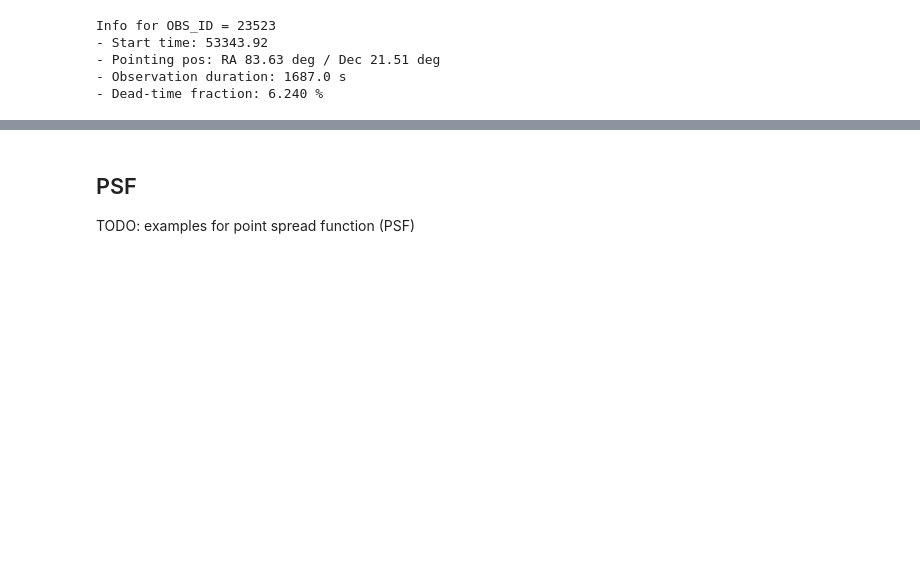
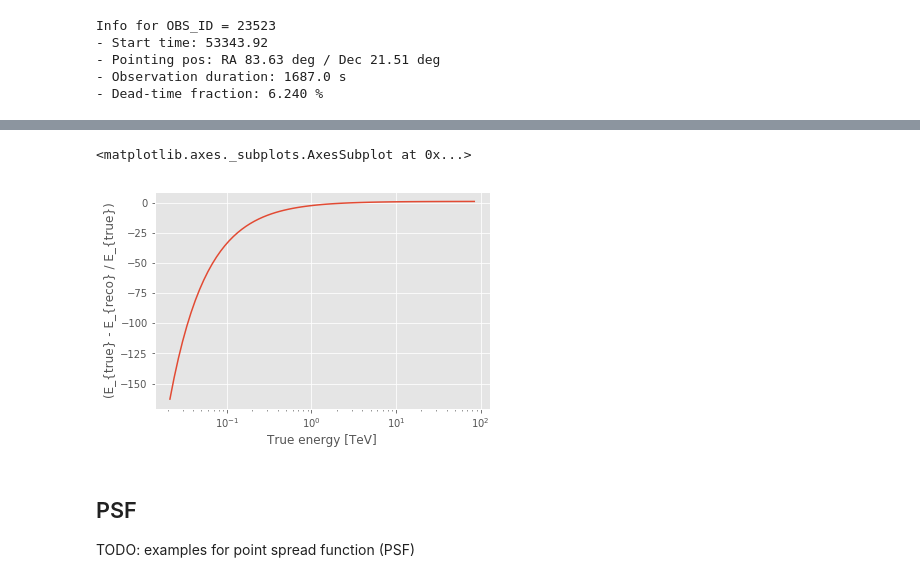
Before and after one commit to gammapy/gammapy-extra, a Jupyter notebook: notebooks/data_iact.ipynb, the cells around one changed output, grey strips where cells are left out. Saved outputs shown, nothing was run; the diff lists cells and outputs as text; code cells hidden in the pictures; blank space fills up the shorter version.

```diff
--- a/notebooks/data_iact.ipynb
+++ b/notebooks/data_iact.ipynb
@@ -170,3 +190,11 @@ print(edisp)
+# %%
+# Calculate energy dispersion matrix at a given offset
+
+response_matrix = edisp.to_energy_dispersion(offset = 0.5 * u.deg)
+response_matrix.plot_bias()
+# %% [output]
+<matplotlib.axes._subplots.AxesSubplot at 0x...>
+[figure, added]
 # %% [markdown]
 ## PSF
 
```
Also changed, not shown: parts of 16 cells of this notebook, 1 other file.
